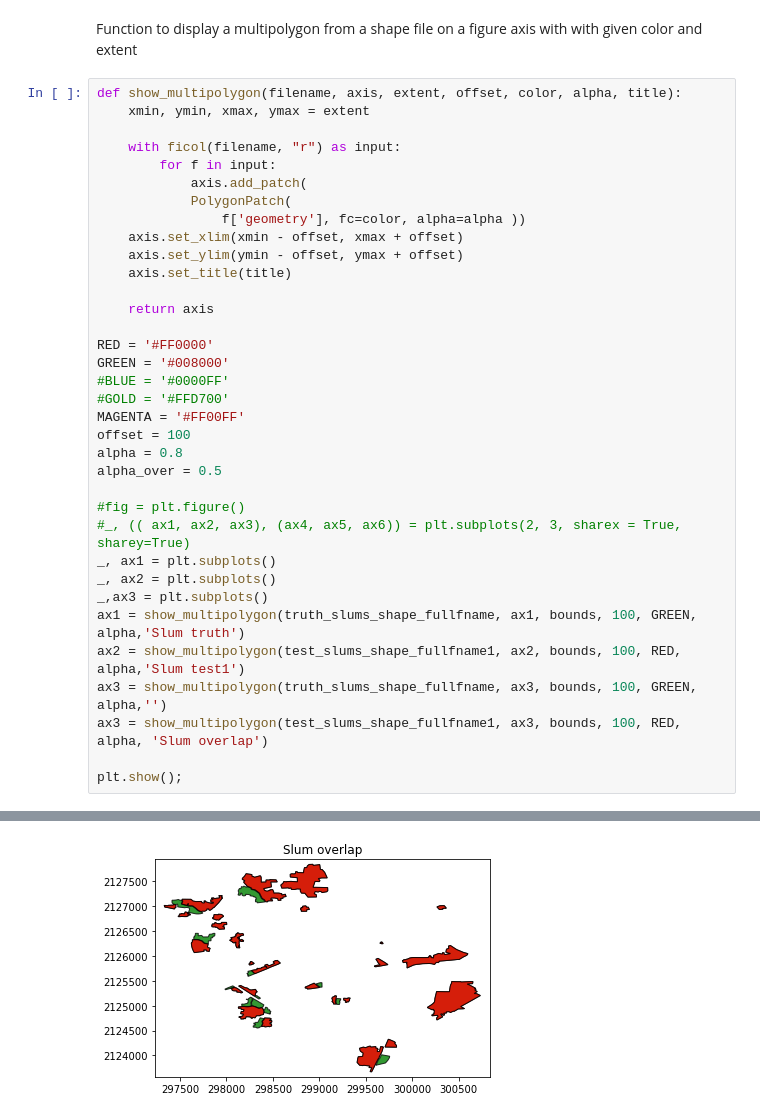
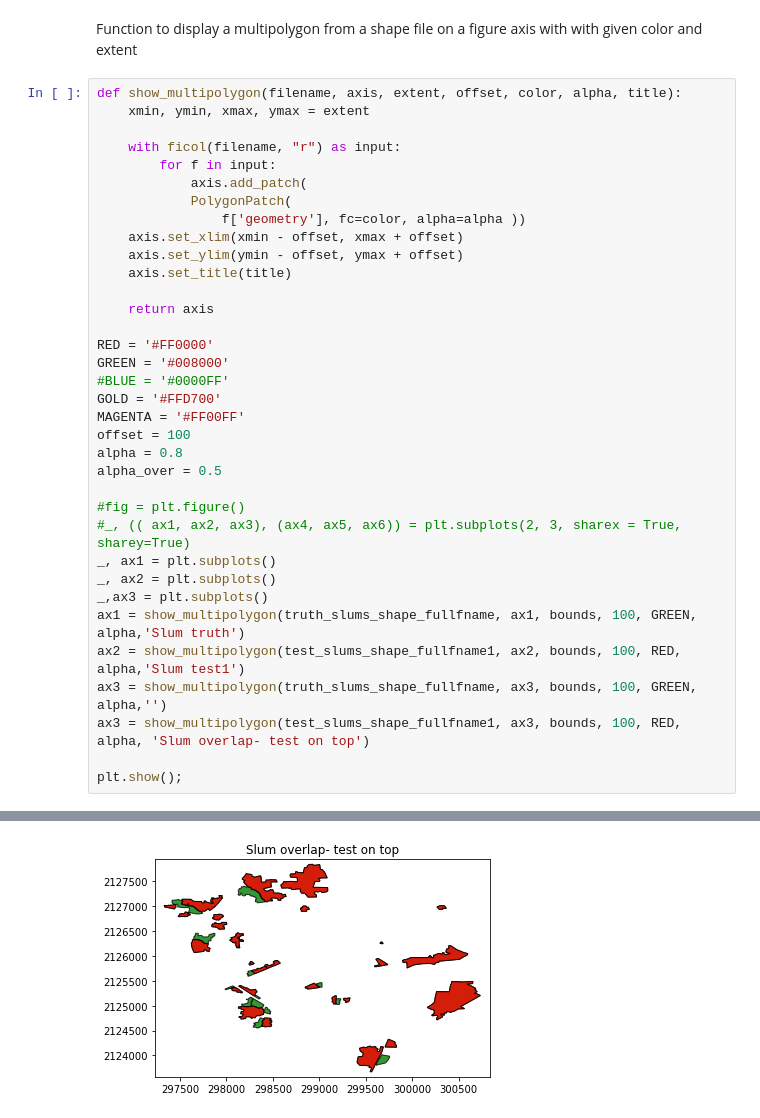
Before and after one commit to DynaSlum/satsense, a Jupyter notebook: Python/Notebooks/source_notebooks/JaccardIndexShapeFiles.ipynb, the cells around one changed output, grey strips where cells are left out. Drawn from its saved outputs; the diff is of its cells as text.

```diff
--- a/Python/Notebooks/source_notebooks/JaccardIndexShapeFiles.ipynb
+++ b/Python/Notebooks/source_notebooks/JaccardIndexShapeFiles.ipynb
@@ -59,36 +59,36 @@ def show_multipolygon(filename, axis, extent, offset, color, alpha, title):
             axis.add_patch(
             PolygonPatch(
                 f['geometry'], fc=color, alpha=alpha ))
     axis.set_xlim(xmin - offset, xmax + offset)
     axis.set_ylim(ymin - offset, ymax + offset)
     axis.set_title(title)
 
     return axis
 
 RED = '#FF0000'
 GREEN = '#008000'
 #BLUE = '#0000FF'
-#GOLD = '#FFD700'
+GOLD = '#FFD700'
 MAGENTA = '#FF00FF'
 offset = 100
 alpha = 0.8
 alpha_over = 0.5
 
 #fig = plt.figure()
 #_, (( ax1, ax2, ax3), (ax4, ax5, ax6)) = plt.subplots(2, 3, sharex = True, sharey=True)
 _, ax1 = plt.subplots()
 _, ax2 = plt.subplots()
 _,ax3 = plt.subplots()
 ax1 = show_multipolygon(truth_slums_shape_fullfname, ax1, bounds, 100, GREEN, alpha,'Slum truth')
 ax2 = show_multipolygon(test_slums_shape_fullfname1, ax2, bounds, 100, RED, alpha,'Slum test1')
 ax3 = show_multipolygon(truth_slums_shape_fullfname, ax3, bounds, 100, GREEN, alpha,'')
-ax3 = show_multipolygon(test_slums_shape_fullfname1, ax3, bounds, 100, RED, alpha, 'Slum overlap')
+ax3 = show_multipolygon(test_slums_shape_fullfname1, ax3, bounds, 100, RED, alpha, 'Slum overlap- test on top')
 
 plt.show();
 # %% [output]
 [figure]
 [figure]
-[figure, old version]
+[figure, new version]
 # %%
 _, ax4 = plt.subplots()
 _, ax5 = plt.subplots()
```
Also changed, not shown: parts of 1 cell of this notebook.
